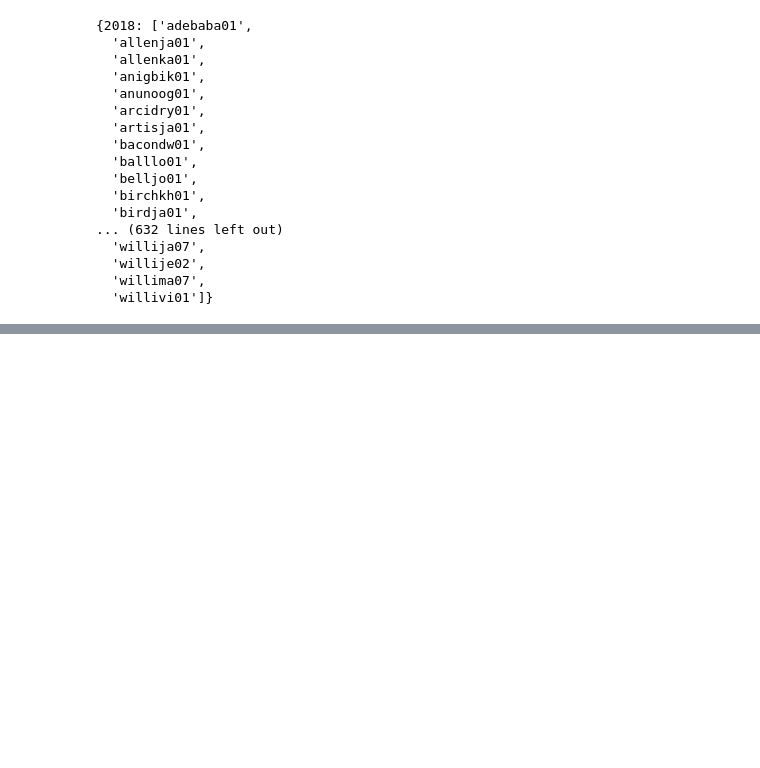
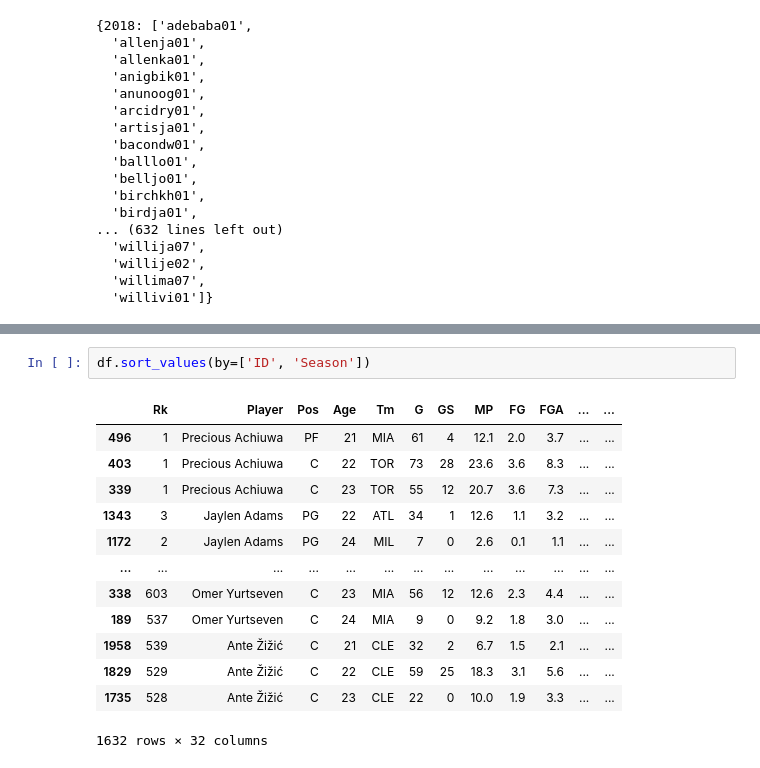
Before and after one commit to ywateba/fds_2023_project, a Jupyter notebook: main.ipynb, the cells around one changed output, grey strips where cells are left out. Saved outputs shown, nothing was run; the diff lists cells and outputs as text; blank space fills up the shorter version.

```diff
--- a/main.ipynb
+++ b/main.ipynb
@@ -108,0 +120,16 @@ dff
+# %%
+df.sort_values(by=['ID', 'Season'])
+# %% [output]
+|  | Rk | Player | Pos | Age | Tm | G | GS | MP | FG | FGA | ... | ... |
+| 496 | 1 | Precious Achiuwa | PF | 21 | MIA | 61 | 4 | 12.1 | 2.0 | 3.7 | ... | ... |
+| 403 | 1 | Precious Achiuwa | C | 22 | TOR | 73 | 28 | 23.6 | 3.6 | 8.3 | ... | ... |
+| 339 | 1 | Precious Achiuwa | C | 23 | TOR | 55 | 12 | 20.7 | 3.6 | 7.3 | ... | ... |
+| 1343 | 3 | Jaylen Adams | PG | 22 | ATL | 34 | 1 | 12.6 | 1.1 | 3.2 | ... | ... |
+| 1172 | 2 | Jaylen Adams | PG | 24 | MIL | 7 | 0 | 2.6 | 0.1 | 1.1 | ... | ... |
+| ... | ... | ... | ... | ... | ... | ... | ... | ... | ... | ... | ... | ... |
+| 338 | 603 | Omer Yurtseven | C | 23 | MIA | 56 | 12 | 12.6 | 2.3 | 4.4 | ... | ... |
+| 189 | 537 | Omer Yurtseven | C | 24 | MIA | 9 | 0 | 9.2 | 1.8 | 3.0 | ... | ... |
+| 1958 | 539 | Ante Žižić | C | 21 | CLE | 32 | 2 | 6.7 | 1.5 | 2.1 | ... | ... |
+| 1829 | 529 | Ante Žižić | C | 22 | CLE | 59 | 25 | 18.3 | 3.1 | 5.6 | ... | ... |
+| 1735 | 528 | Ante Žižić | C | 23 | CLE | 22 | 0 | 10.0 | 1.9 | 3.3 | ... | ... |
+1632 rows × 32 columns
```
Also changed, not shown: parts of 17 cells of this notebook.
